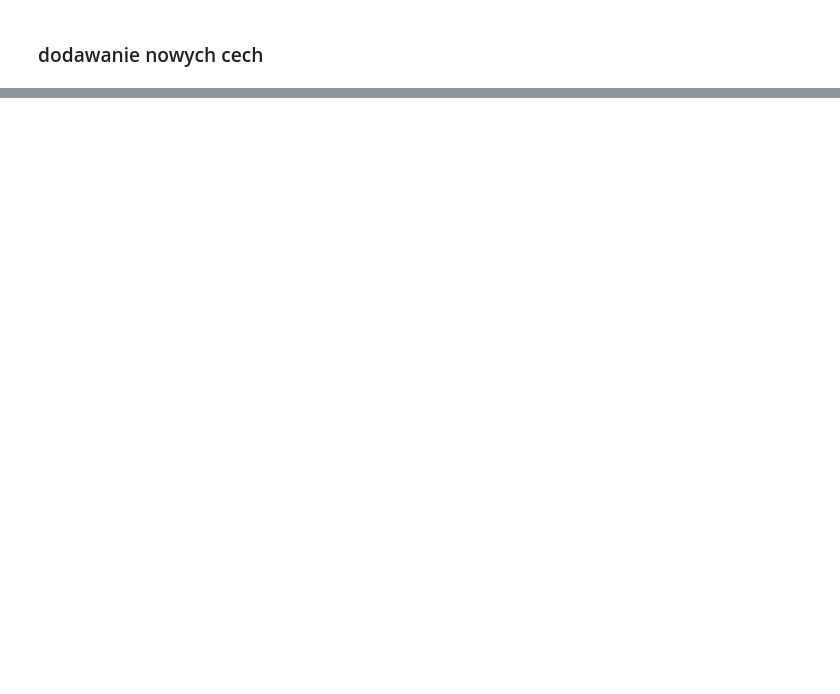
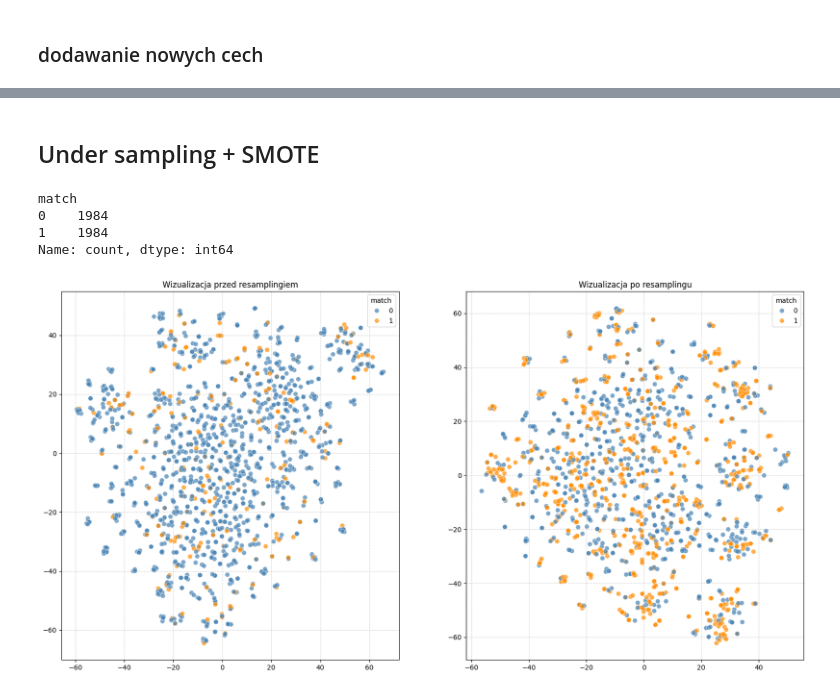
Before and after one commit to Zajecia-na-PWr-LR/lista6-swientyk, a Jupyter notebook: L6_speed_dating.ipynb, the cells around one changed output, grey strips where cells are left out. Cells and saved outputs as stored; diff of their text form; code cells hidden in the pictures; blank space fills up the shorter version.

```diff
--- a/L6_speed_dating.ipynb
+++ b/L6_speed_dating.ipynb
@@ -327,0 +595,55 @@ Index(['gender', 'age', 'age_o', 'd_age', 'race', 'race_o', 'samerace',
+# %% [markdown]
+## Under sampling + SMOTE
+# %%
+under = RandomUnderSampler(sampling_strategy=0.45, random_state=42)
+over = SMOTE(random_state=42)
+
+pipeline = Pipeline(steps=[('u', under), ('o', over)])
+
+X_train_under_plus_smote, y_train_under_plus_smote = pipeline.fit_resample(X_train_s, y_train)
+
+print(y_train_under_plus_smote.value_counts())
+# %% [output]
+match
+0    1984
+1    1984
+Name: count, dtype: int64
+# %%
+sample_indices_under_plus_smote = np.random.choice(len(X_train_under_plus_smote), size=1500, replace=False)
+
+X_sample_under_plus_smote = X_train_under_plus_smote[sample_indices_under_plus_smote]
+y_sample_under_plus_smote = y_train_under_plus_smote.iloc[sample_indices_under_plus_smote]
+
+X_tsne_under_plus_smote = tsne.fit_transform(X_sample_under_plus_smote)
+
+
+fig, axes = plt.subplots(nrows=1, ncols=2, figsize=(20, 10))
+axes = axes.flatten()
+
+sns.scatterplot(
+    x=X_tsne[:, 0],
+    y=X_tsne[:, 1],
+    hue=y_sample,
+    palette={0: 'steelblue', 1: 'darkorange'},
+    alpha=0.7,
+    s=50,
+    ax=axes[0]
+)
+axes[0].set_title('Wizualizacja przed resamplingiem')
+axes[0].grid(True, linestyle='--', alpha=0.5)
+
+sns.scatterplot(
+    x=X_tsne_under_plus_smote[:, 0],
+    y=X_tsne_under_plus_smote[:, 1],
+    hue=y_sample_under_plus_smote,
+    palette={0: 'steelblue', 1: 'darkorange'},
+    alpha=0.7,
+    s=50,
+    ax=axes[1]
+)
+axes[1].set_title('Wizualizacja po resamplingu')
+axes[1].grid(True, linestyle='--', alpha=0.5)
+
+plt.show()
+# %% [output]
+[figure, added]
```
Also changed, not shown: parts of 32 cells of this notebook.
